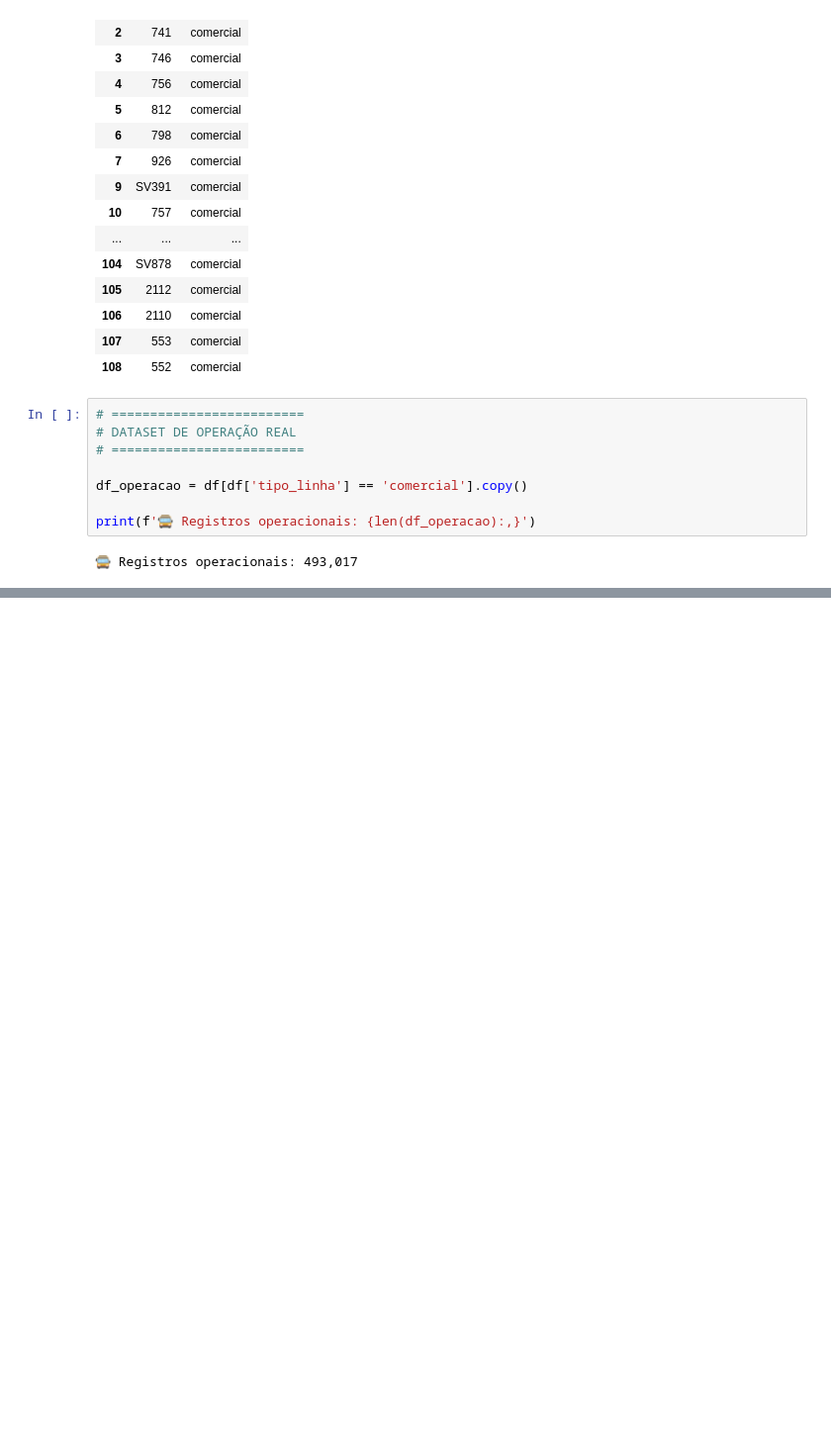
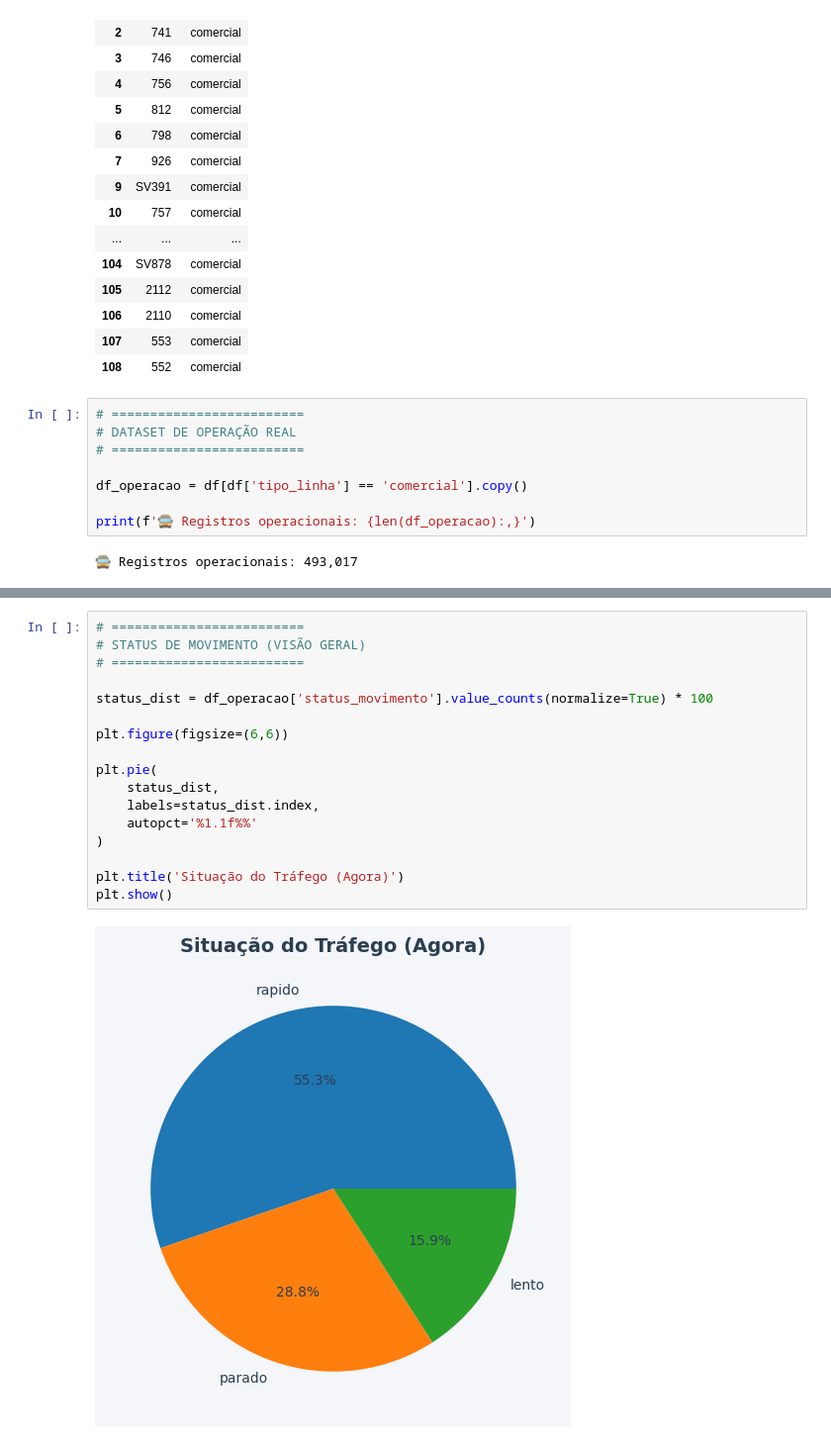
Before and after one commit to viniciusgonc/big_data_proj, a Jupyter notebook: codigo/gold_análises_av2_big_data.ipynb, the cells around one changed output, grey strips where cells are left out. Shown at 99% size. Drawn from its saved outputs; the diff is of its cells as text; blank space fills up the shorter version.

```diff
--- a/codigo/gold_análises_av2_big_data.ipynb
+++ b/codigo/gold_análises_av2_big_data.ipynb
@@ -166,0 +263,19 @@ print(f'🛑 % parados: {pct_parados:.2f}%')
+# %%
+# =========================
+# STATUS DE MOVIMENTO (VISÃO GERAL)
+# =========================
+
+status_dist = df_operacao['status_movimento'].value_counts(normalize=True) * 100
+
+plt.figure(figsize=(6,6))
+
+plt.pie(
+    status_dist,
+    labels=status_dist.index,
+    autopct='%1.1f%%'
+)
+
+plt.title('Situação do Tráfego (Agora)')
+plt.show()
+# %% [output]
+[figure, added]
```
Also changed, not shown: parts of 9 cells of this notebook, 1 other file.
